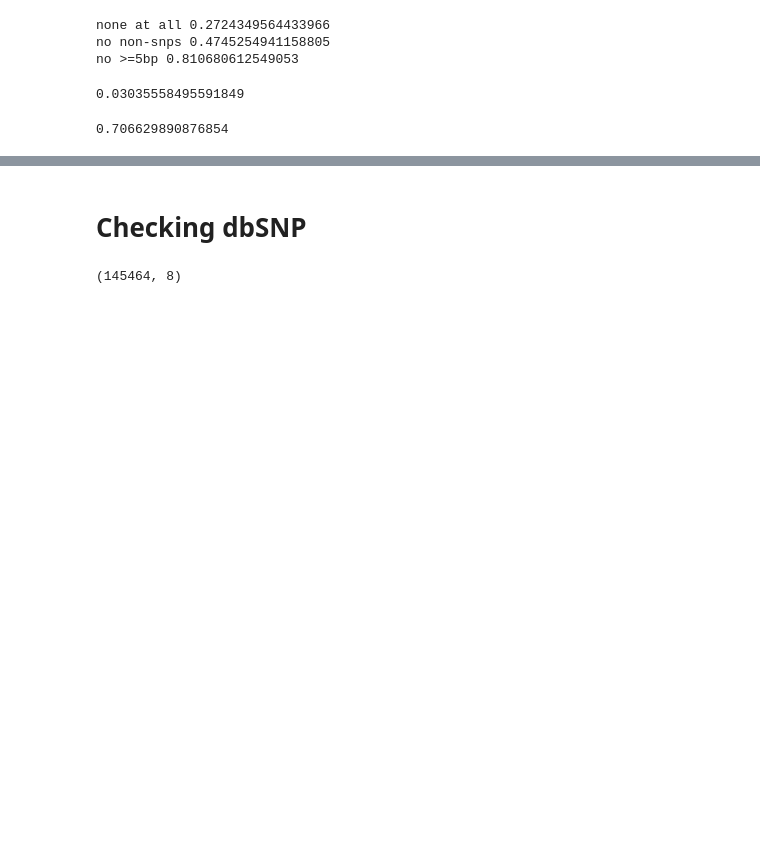
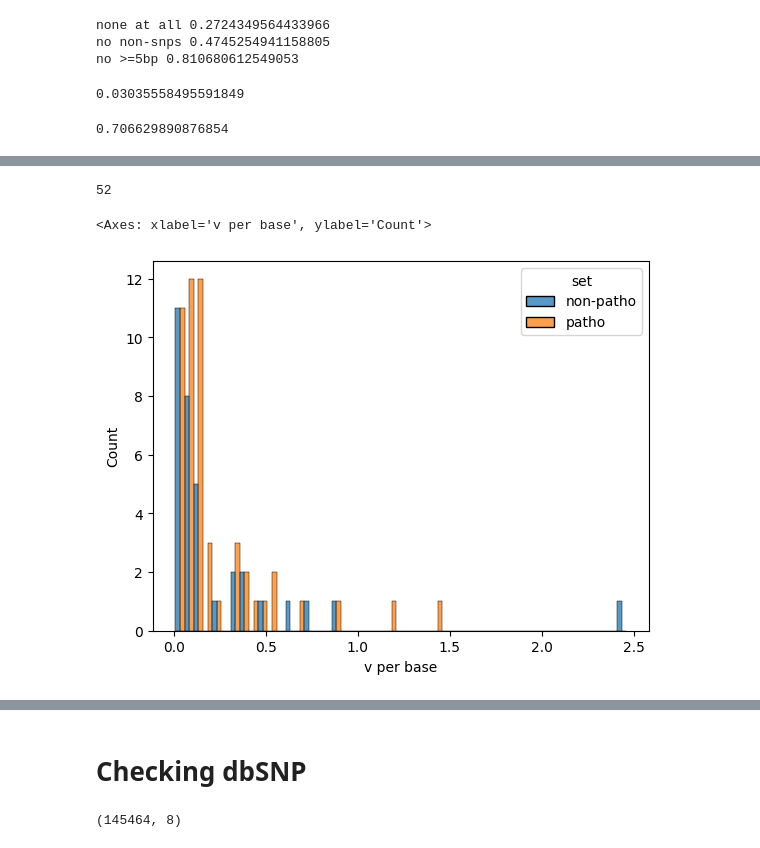
Before and after one commit to ACEnglish/adotto, a Jupyter notebook: manuscript/variant_numbers/Analysis.ipynb, the cells around one changed output, grey strips where cells are left out. Drawn from its saved outputs; the diff is of its cells as text; code cells hidden in the pictures; blank space fills up the shorter version.

```diff
--- a/manuscript/variant_numbers/Analysis.ipynb
+++ b/manuscript/variant_numbers/Analysis.ipynb
@@ -221,0 +259,25 @@ view[['chrom', 'start', 'end']].to_csv('TR_without_any_variant.bed', sep='\t', h
+# %%
+(m_with['patho'] != '.').sum()
+# %% [output]
+52
+# %%
+all_tr['number of variants'] = with_any['total_count']
+# %%
+set_A = all_tr[(all_tr['patho'] == '.') & (all_tr['number of variants'] != 0)].reset_index()
+set_B = all_tr[(all_tr['patho'] != '.') & (all_tr['number of variants'] != 0)].reset_index()
+# %%
+set_A['span'] = set_A['end'] - set_A['start']
+set_B['span'] = set_B['end'] - set_B['start']
+# %%
+set_A['v per base'] = set_A['number of variants'] / set_A['span']
+set_B['v per base'] = set_B['number of variants'] / set_B['span']
+# %%
+j = set_A[['v per base']].copy().sample(200)
+j['set'] = 'non-patho'
+k = set_B[['v per base']].copy()
+k['set'] = 'patho'
+l = pd.concat([j, k]).reset_index()
+sb.histplot(data=l, x="v per base", hue='set', multiple='dodge', binwidth=0.05)
+# %% [output]
+<Axes: xlabel='v per base', ylabel='Count'>
+[figure, added]
```
Also changed, not shown: parts of 25 cells of this notebook, 1 other file.
